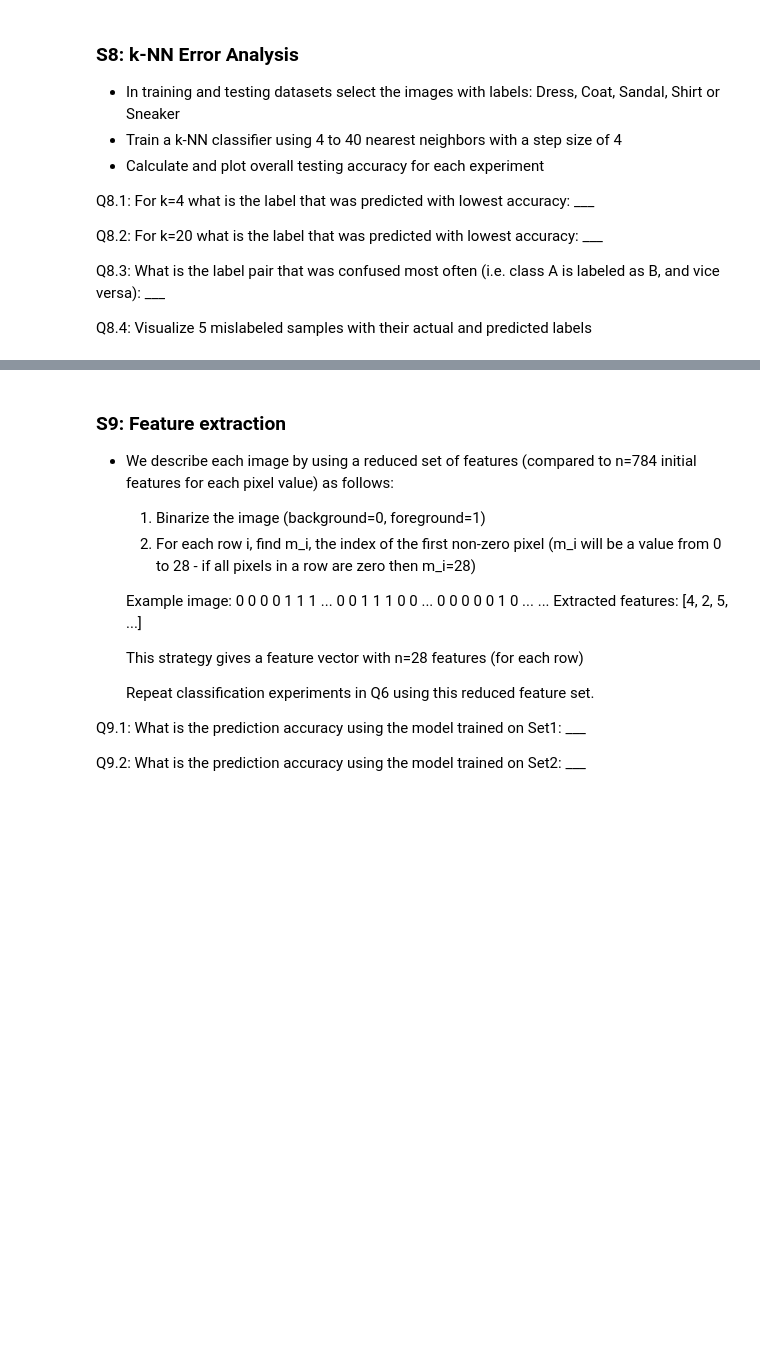
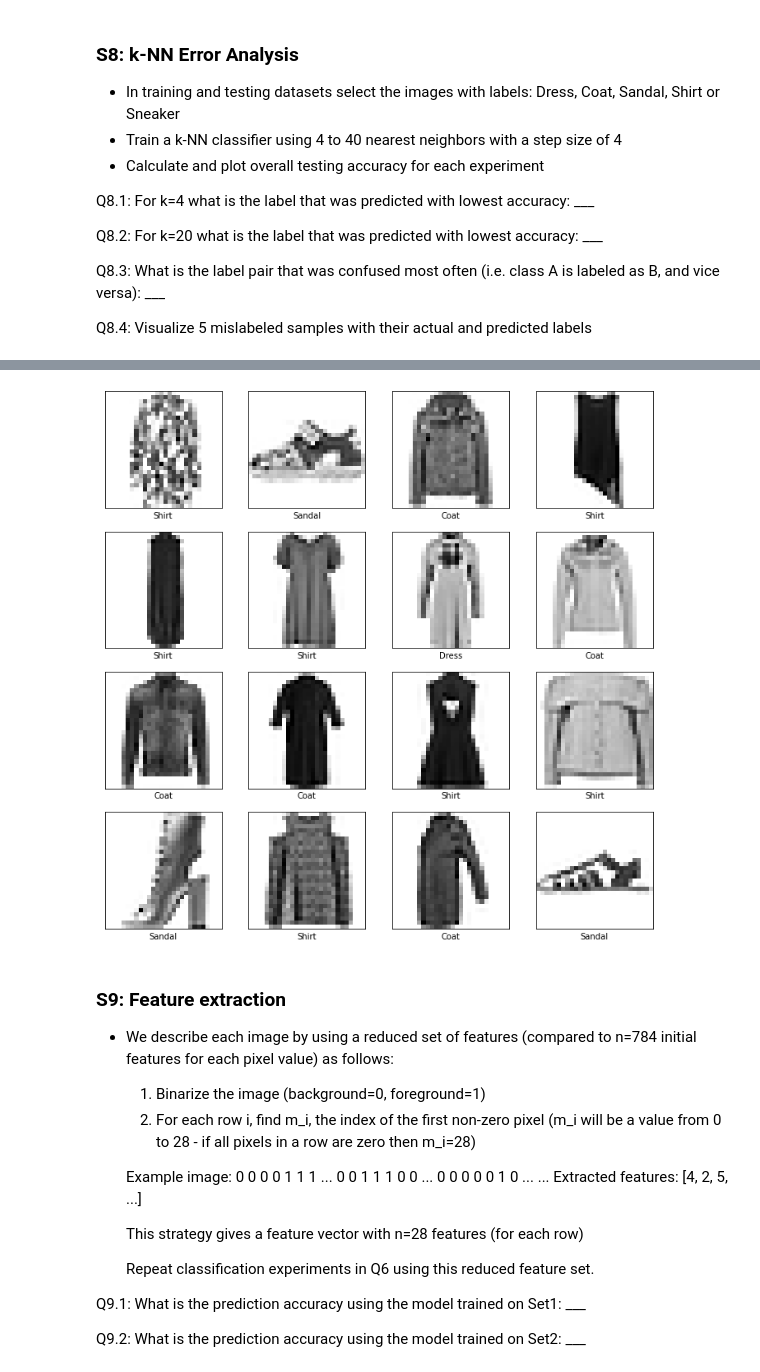
Before and after one commit to johnatawnclementawn/RemoteSensing_650_HW, a Jupyter notebook: HW1/MUSA650_Spring2022_HW1.ipynb, the cells around one changed output, grey strips where cells are left out. Saved outputs shown, nothing was run; the diff lists cells and outputs as text; code cells hidden in the pictures; blank space fills up the shorter version.

```diff
--- a/HW1/MUSA650_Spring2022_HW1.ipynb
+++ b/HW1/MUSA650_Spring2022_HW1.ipynb
@@ -627,3 +702,26 @@ weighted avg       0.85      0.84      0.84       500
+# %%
+allKNNpred = np.array(allKNNpred)
+knn4 = allKNNpred[0]
+
+mislabeled = np.where(knn4 != Y_s8test)
+mislabeled = np.array(mislabeled)
+mislabeled = mislabeled[0]
+# %%
+plt.figure(figsize=(12,12))
+
+
+
+for i in range(16):
+    plt.subplot(4,4,i+1)
+    plt.xticks([])
+    plt.yticks([])
+    #plt.grid(False)
+    plt.imshow(X_s8test[mislabeled[i]].reshape(28,28), cmap=plt.cm.binary)
+    plt.xlabel("{} confused with {}".format(str(class_names[Y_s8test[mislabeled[i]]]), str(class_names[knn4[mislabeled[i]]]) ))
+plt.tight_layout
+plt.show()
+# %% [output]
+[figure, added]
 # %% [markdown]
 ### S9: Feature extraction
 - We describe each image by using a reduced set of features (compared to n=784 initial features for each pixel value) as follows:
```
Also changed, not shown: parts of 7 cells of this notebook.
